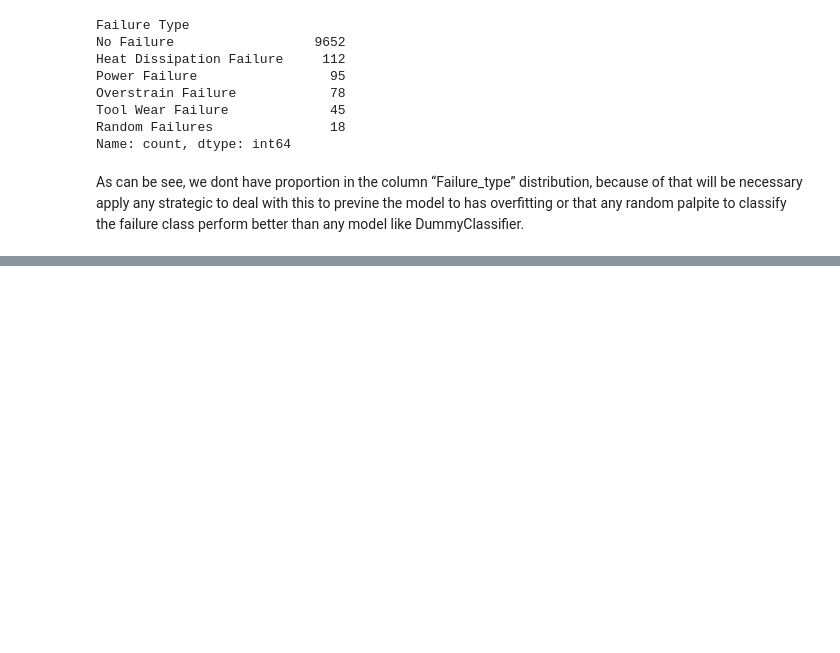
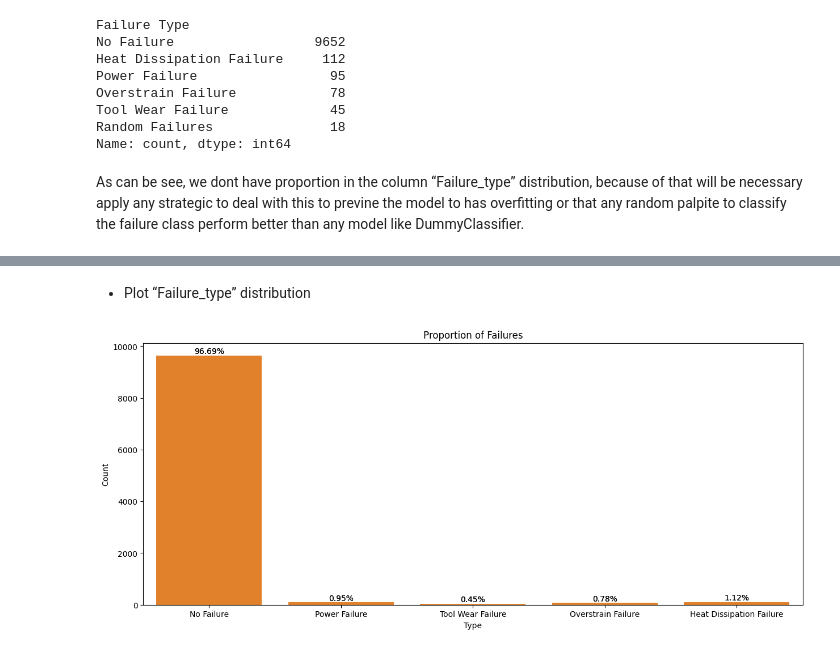
Before and after one commit to Danishdbu/Data-Science-Project-for-Maintenance, a Jupyter notebook: file1.ipynb, the cells around one changed output, grey strips where cells are left out. Drawn from its saved outputs; the diff is of its cells as text; code cells hidden in the pictures; blank space fills up the shorter version.

```diff
--- a/file1.ipynb
+++ b/file1.ipynb
@@ -145,0 +219,24 @@ As can be see, we dont have proportion in the column “Failure_type” distribu
+# %% [markdown]
+- Plot “Failure_type” distribution
+# %%
+# Count types
+tipo_contagem = df['Failure_type'].value_counts()
+
+# Plot bar graphic
+plt.figure(figsize=(15, 6))
+ax = sns.countplot(data=df, x='Failure_type')
+plt.title('Proportion of Failures')
+plt.xlabel('Type')
+plt.ylabel('Count')
+ax = sns.countplot(data=df, x = 'Failure_type')
+
+# Add as percentages as labels
+total = len(df['Failure_type'])
+for p in ax.patches:
+    height = p.get_height()
+    percentage = (height / total) * 100
+    ax.annotate(f'{percentage:.2f}%', (p.get_x() + p.get_width() / 2, height),
+                ha='center', va='bottom')
+plt.show()
+# %% [output]
+[figure, added]
```
Also changed, not shown: parts of 31 cells of this notebook, 1 other file.
